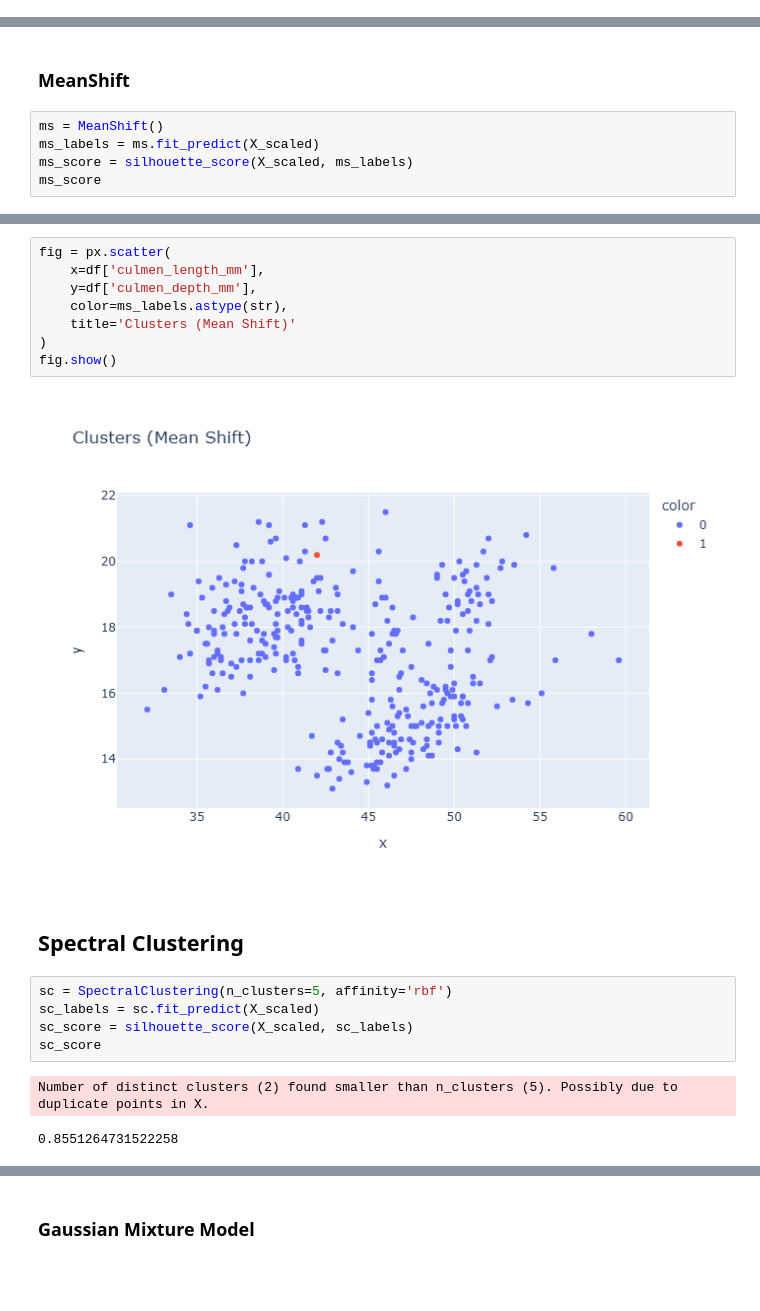
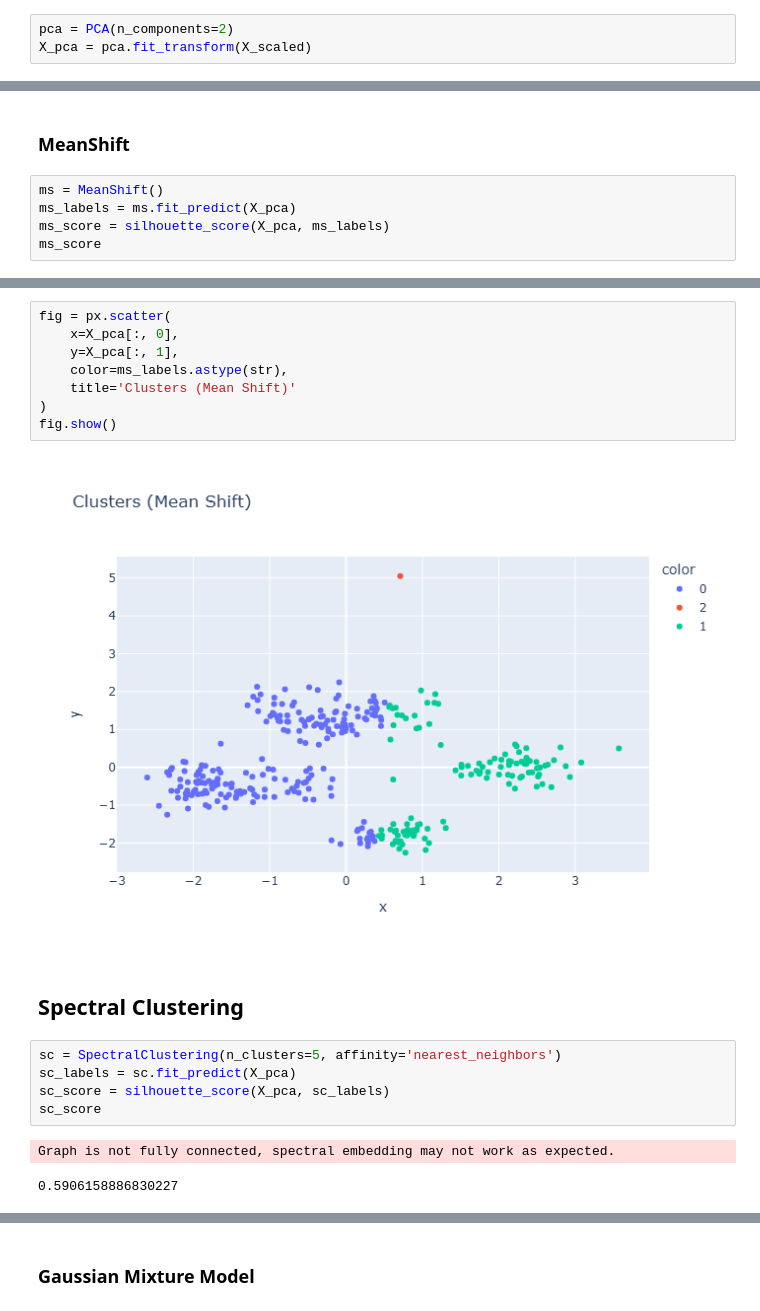
Before and after one commit to yashdeshpandex1/Clustering_Penguin_Groups, a Jupyter notebook: clustering_penguins_groups.ipynb, the cells around one changed output, grey strips where cells are left out. Drawn from its saved outputs; the diff is of its cells as text; blank space fills up the shorter version.

```diff
--- a/clustering_penguins_groups.ipynb
+++ b/clustering_penguins_groups.ipynb
@@ -86,0 +101,3 @@ df[cat_cols] = df[cat_cols].astype('category')
+# %%
+pca = PCA(n_components=2)
+X_pca = pca.fit_transform(X_scaled)
@@ -183,7 +197,7 @@ fig.show()
 ### MeanShift
 # %%
 ms = MeanShift()
-ms_labels = ms.fit_predict(X_scaled)
-ms_score = silhouette_score(X_scaled, ms_labels)
+ms_labels = ms.fit_predict(X_pca)
+ms_score = silhouette_score(X_pca, ms_labels)
 ms_score
 # %% [output]
@@ -191,23 +205,23 @@ ms_score
 # %%
 fig = px.scatter(
-    x=df['culmen_length_mm'],
-    y=df['culmen_depth_mm'],
+    x=X_pca[:, 0],
+    y=X_pca[:, 1],
     color=ms_labels.astype(str),
     title='Clusters (Mean Shift)'
 )
 fig.show()
 # %% [output]
-[figure, old version]
+[figure, new version]
 # %% [markdown]
 ## Spectral Clustering
 # %%
-sc = SpectralClustering(n_clusters=5, affinity='rbf')
-sc_labels = sc.fit_predict(X_scaled)
-sc_score = silhouette_score(X_scaled, sc_labels)
+sc = SpectralClustering(n_clusters=5, affinity='nearest_neighbors')
+sc_labels = sc.fit_predict(X_pca)
+sc_score = silhouette_score(X_pca, sc_labels)
 sc_score
 # %% [output]
-Number of distinct clusters (2) found smaller than n_clusters (5). Possibly due to duplicate points in X.
+Graph is not fully connected, spectral embedding may not work as expected.
-0.8551264731522258
+0.5906158886830227
 # %%
 fig = px.scatter(
     x=df['culmen_length_mm'],
```
Also changed, not shown: parts of 21 cells of this notebook.
